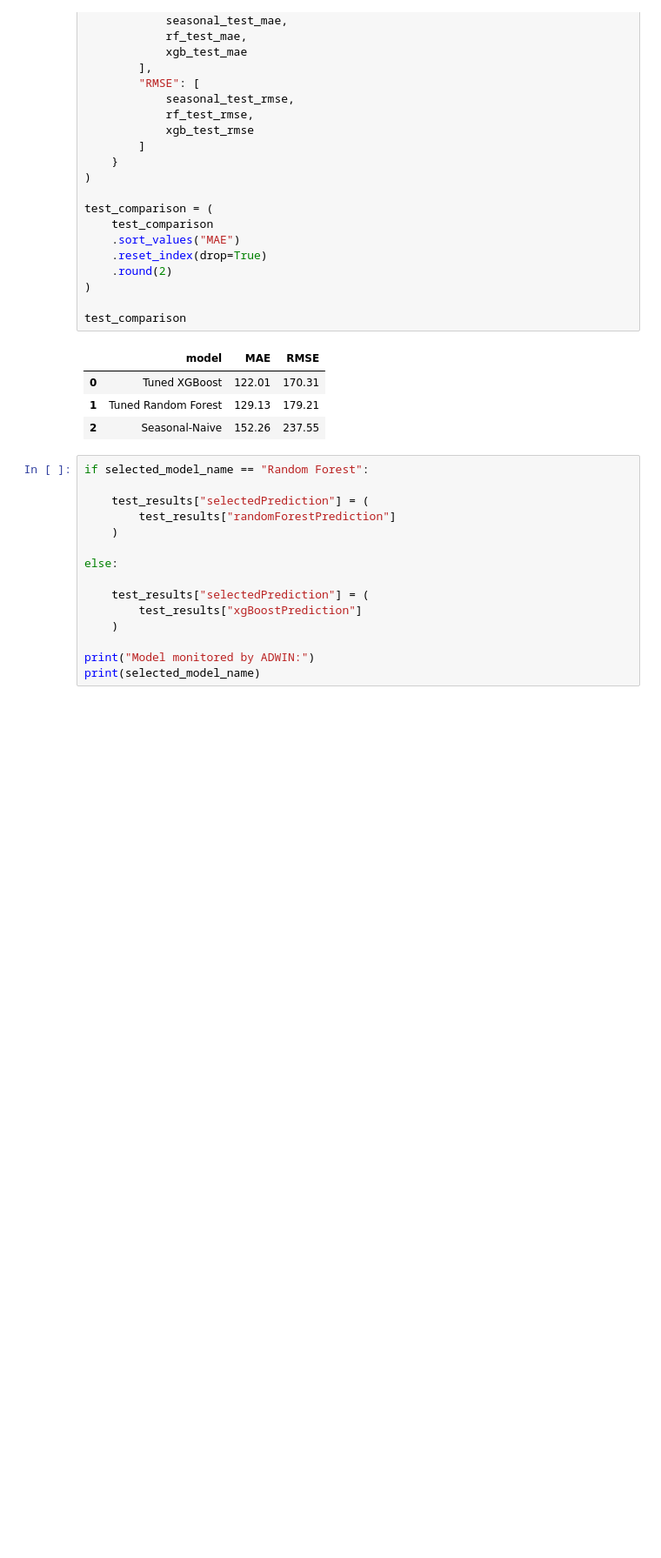
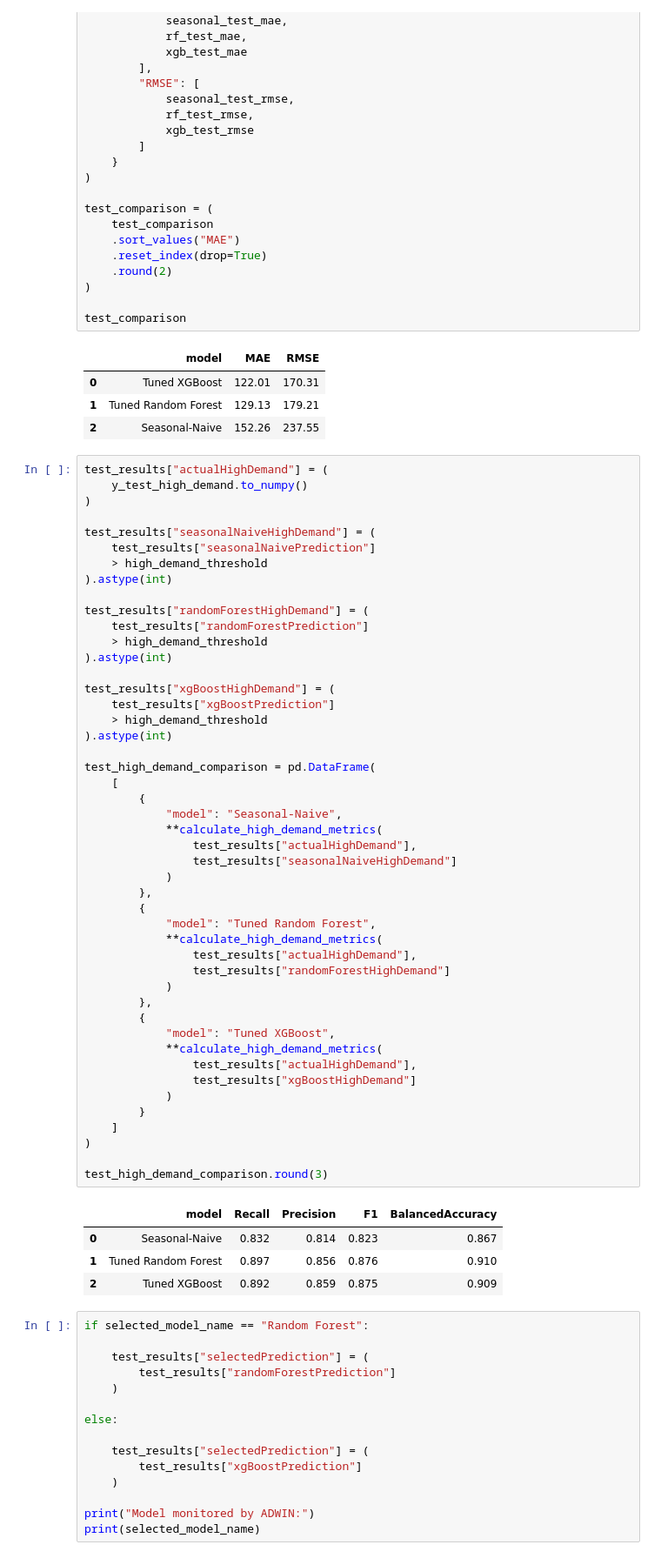
Before and after one commit to mikedalanon/EV-Thesis, a Jupyter notebook: EV_ConceptDriftAware_Thesis.ipynb, the cells around one changed output. Shown at 87% size. Saved outputs shown, nothing was run; the diff lists cells and outputs as text; blank space fills up the shorter version.

```diff
--- a/EV_ConceptDriftAware_Thesis.ipynb
+++ b/EV_ConceptDriftAware_Thesis.ipynb
@@ -1044,6 +1205,58 @@ test_comparison
 | 0 | Tuned XGBoost | 122.01 | 170.31 |
 | 1 | Tuned Random Forest | 129.13 | 179.21 |
 | 2 | Seasonal-Naive | 152.26 | 237.55 |
+# %%
+test_results["actualHighDemand"] = (
+    y_test_high_demand.to_numpy()
+)
+
+test_results["seasonalNaiveHighDemand"] = (
+    test_results["seasonalNaivePrediction"]
+    > high_demand_threshold
+).astype(int)
+
+test_results["randomForestHighDemand"] = (
+    test_results["randomForestPrediction"]
+    > high_demand_threshold
+).astype(int)
+
+test_results["xgBoostHighDemand"] = (
+    test_results["xgBoostPrediction"]
+    > high_demand_threshold
+).astype(int)
+
+test_high_demand_comparison = pd.DataFrame(
+    [
+        {
+            "model": "Seasonal-Naive",
+            **calculate_high_demand_metrics(
+                test_results["actualHighDemand"],
+                test_results["seasonalNaiveHighDemand"]
+            )
+        },
+        {
+            "model": "Tuned Random Forest",
+            **calculate_high_demand_metrics(
+                test_results["actualHighDemand"],
+                test_results["randomForestHighDemand"]
+            )
+        },
+        {
+            "model": "Tuned XGBoost",
+            **calculate_high_demand_metrics(
+                test_results["actualHighDemand"],
+                test_results["xgBoostHighDemand"]
+            )
+        }
+    ]
+)
+
+test_high_demand_comparison.round(3)
+# %% [output]
+|  | model | Recall | Precision | F1 | BalancedAccuracy |
+| 0 | Seasonal-Naive | 0.832 | 0.814 | 0.823 | 0.867 |
+| 1 | Tuned Random Forest | 0.897 | 0.856 | 0.876 | 0.910 |
+| 2 | Tuned XGBoost | 0.892 | 0.859 | 0.875 | 0.909 |
 # %%
 if selected_model_name == "Random Forest":
 
```
Also changed, not shown: parts of 12 cells of this notebook.
